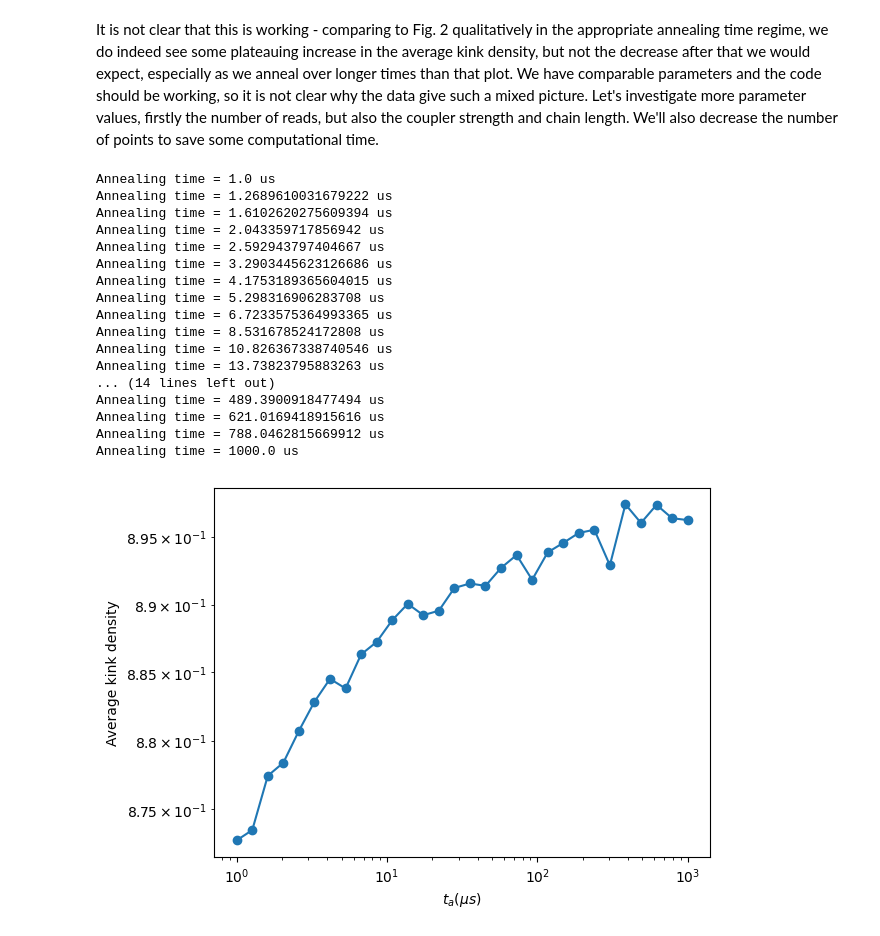
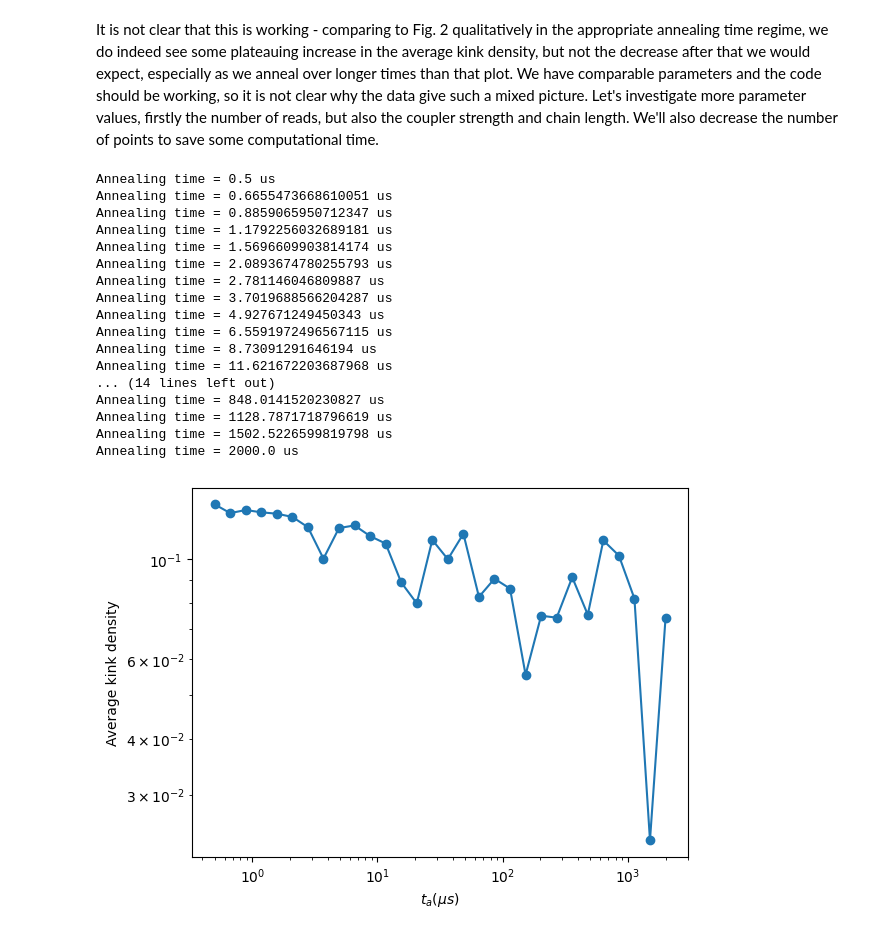
Before and after one commit to chroli/dwave_1d_ising, a Jupyter notebook: reproduce_qa_fig2a.ipynb, the cells around one changed output. Cells and saved outputs as stored; diff of their text form; code cells hidden in the pictures.

```diff
--- a/reproduce_qa_fig2a.ipynb
+++ b/reproduce_qa_fig2a.ipynb
@@ -73,8 +73,8 @@ It is not clear that this is working - comparing to Fig. 2 qualitatively in the
 # %%
 import csv
 
-ta = np.logspace(0, 3, num=30) # Annealing times in us
-J = 1000
+ta = np.geomspace(0.5, 2000, num=30) # Annealing times in us
+J = -1
 N = 512
 n_reads = 100
 
@@ -85,47 +85,47 @@ def calc_kink_density(sample):
 
 average_kink_densities = []
 for time in ta:
     print('Annealing time = {} us'.format(time))
     samples = anneal_1d_chain(J, N, time, n_reads)
     average_kink_density = 0
     n = 0
     for rec in samples.record:
         average_kink_density += rec[2]*calc_kink_density(rec[0])
         n += rec[2]
     average_kink_densities.append(average_kink_density/n)
 
 np.savetxt('ta.csv', ta, delimiter=',')
 np.savetxt('average_kink_densities.csv', average_kink_densities, delimiter=',')
 params = {'J':J, 'N': N, 'n_reads': n_reads}
 
 w = csv.writer(open("params.csv", "w"))
 
 for key, val in params.items():
     w.writerow([key, val])
 
 plt.plot(ta, average_kink_densities, '-o')
 plt.xscale('log')
 plt.yscale('log')
 plt.xlabel('$t_a (\mu s)$')
 plt.ylabel('Average kink density')
 plt.savefig('av kink density vs. anneal time.png')
 plt.savefig('av kink density vs. anneal time.eps')
 # %% [output]
-Annealing time = 1.0 us
-Annealing time = 1.2689610031679222 us
-Annealing time = 1.6102620275609394 us
-Annealing time = 2.043359717856942 us
-Annealing time = 2.592943797404667 us
-Annealing time = 3.2903445623126686 us
-Annealing time = 4.1753189365604015 us
-Annealing time = 5.298316906283708 us
-Annealing time = 6.7233575364993365 us
-Annealing time = 8.531678524172808 us
-Annealing time = 10.826367338740546 us
-Annealing time = 13.73823795883263 us
+Annealing time = 0.5 us
+Annealing time = 0.6655473668610051 us
+Annealing time = 0.8859065950712347 us
+Annealing time = 1.1792256032689181 us
+Annealing time = 1.5696609903814174 us
+Annealing time = 2.0893674780255793 us
+Annealing time = 2.781146046809887 us
+Annealing time = 3.7019688566204287 us
+Annealing time = 4.927671249450343 us
+Annealing time = 6.5591972496567115 us
+Annealing time = 8.73091291646194 us
+Annealing time = 11.621672203687968 us
 ... (14 lines left out)
-Annealing time = 489.3900918477494 us
-Annealing time = 621.0169418915616 us
-Annealing time = 788.0462815669912 us
-Annealing time = 1000.0 us
+Annealing time = 848.0141520230827 us
+Annealing time = 1128.7871718796619 us
+Annealing time = 1502.5226599819798 us
+Annealing time = 2000.0 us
-[figure, old version]
+[figure, new version]
```
Also changed, not shown: 10 other files.
